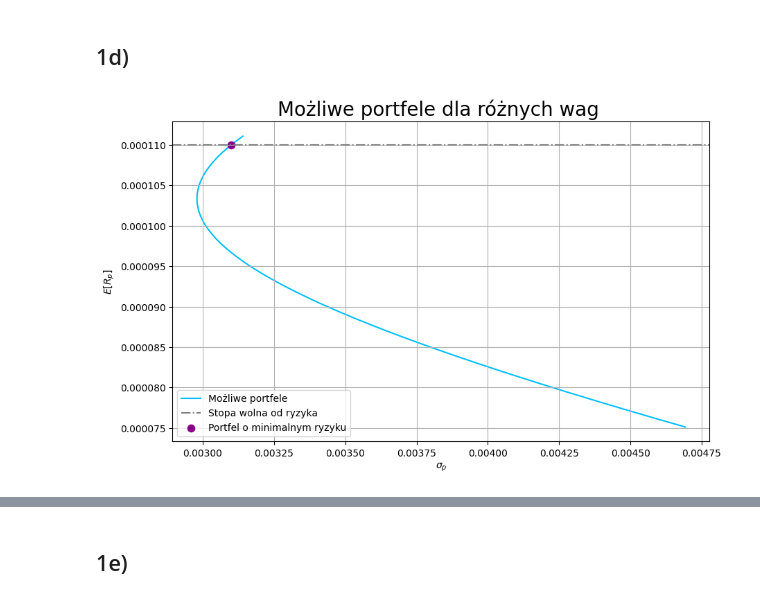
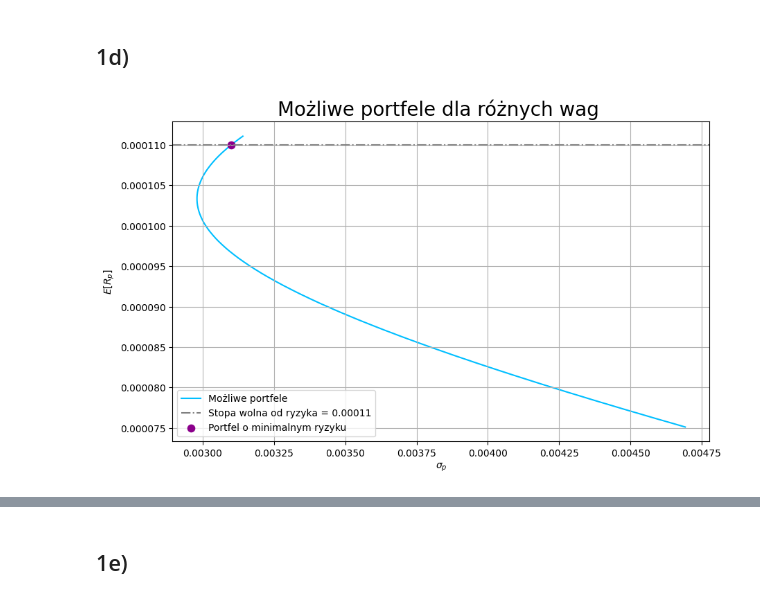
Before and after one commit to MarCodeWaves/Nestle_risk_management_analysis, a Jupyter notebook: Projekt_4/prez4_ZRWP_kody.ipynb, the cells around one changed output, grey strips where cells are left out. Saved outputs shown, nothing was run; the diff lists cells and outputs as text; code cells hidden in the pictures.

```diff
--- a/Projekt_4/prez4_ZRWP_kody.ipynb
+++ b/Projekt_4/prez4_ZRWP_kody.ipynb
@@ -245,20 +256,20 @@ def portfolio2(R1, R2, rate):
     E_min = E[idx]
     return s, E, s[idx], E_min, idx
 # %%
-s, E, s_min, E_min, idx = portfolio2(eu_returns, usd_returns, 0.00011)
+rates = [0.00011, 0.00009]
 
+s, E, s_min, E_min, idx = portfolio2(eu_returns, usd_returns, rates[0])
 
 fig, ax = plt.subplots(figsize = (10, 6))
 plt.plot(s, E, color = 'deepskyblue', label = 'Możliwe portfele', linewidth=3/2, zorder=1)
 plt.axline((min(s), E_min), (max(s), E_min), linestyle = 'dashdot', color = 'gray',
-          label = 'Stopa wolna od ryzyka')
+          label =  f'Stopa wolna od ryzyka = {rates[0]}')
 plt.scatter(s_min, E_min,  label = 'Portfel o minimalnym ryzyku',  s=55, color="darkmagenta")
 plt.title('Możliwe portfele dla różnych wag ', fontsize = 20)
-#plt.ylim(np.min(E), np.max(E))
 plt.xlabel('$\sigma_p$')
 plt.ylabel('$E[R_p]$')
 plt.grid()
 plt.legend()
 plt.show()
 # %% [output]
-[figure, old version]
+[figure, new version]
```
Also changed, not shown: parts of 4 cells of this notebook.
